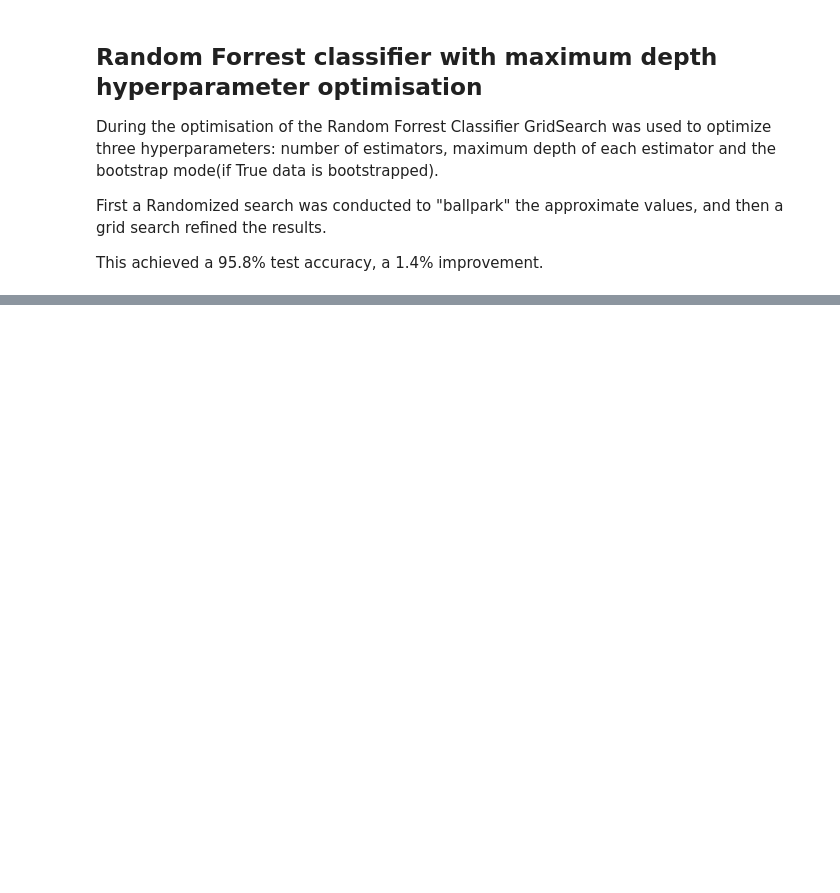
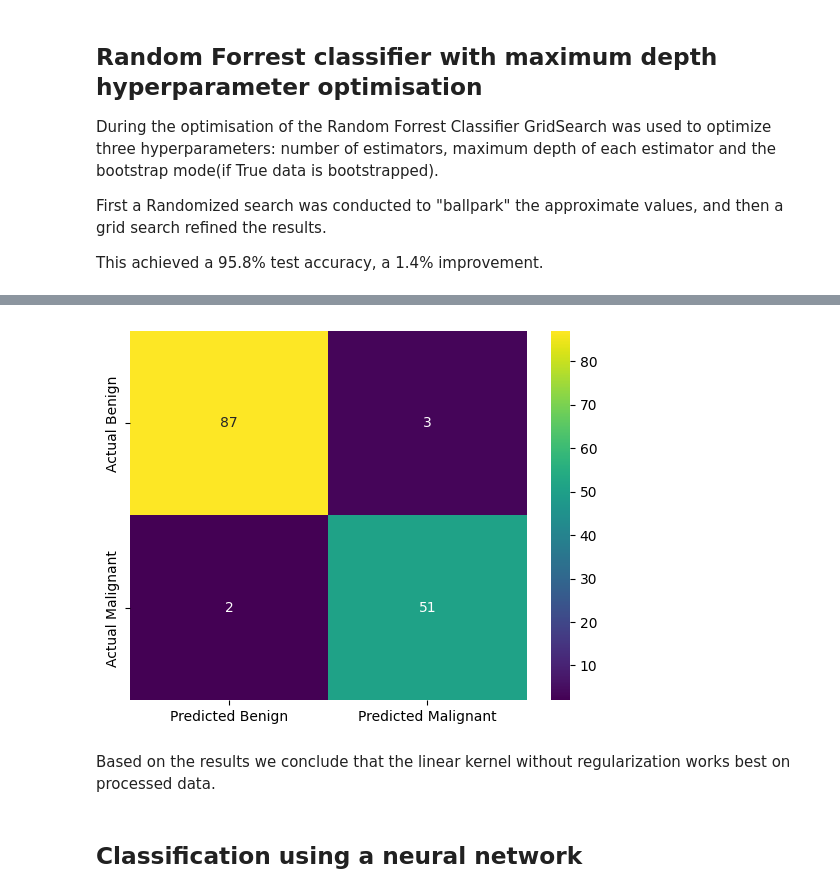
Before and after one commit to matijapavlovic8/breast-cancer-classification, a Jupyter notebook: breast-cancer-classification.ipynb, the cells around one changed output, grey strips where cells are left out. Cells and saved outputs as stored; diff of their text form; code cells hidden in the pictures; blank space fills up the shorter version.

```diff
--- a/breast-cancer-classification.ipynb
+++ b/breast-cancer-classification.ipynb
@@ -950,0 +991,23 @@ weighted avg       0.96      0.96      0.96       143
+# %%
+param_grid_linear = {"C": [0.01, 0.1, 1, 5, 10, 100],
+                     "kernel": ["linear"]}
+
+param_grid_poly = {"C": [0.01, 0.1, 1, 5, 10, 100],
+                   "degree": [2, 3, 4, 5],
+                   "kernel": ["poly"]}
+
+param_grid_rbf = {"C": [ 0.01, 0.1, 1, 5, 10, 100],
+                  "gamma": [1, 0.75, 0.5, 0.25, 0.1, 0.01],
+                  "kernel": ["rbf"]}
+
+# normal
+print("Results on processed data:\n")
+linear_model = svm_grid_search(param_grid_linear, X_train, X_test, y_train, y_test)
+poly_model = svm_grid_search(param_grid_poly, X_train, X_test, y_train, y_test)
+rbf_model = svm_grid_search(param_grid_rbf, X_train, X_test, y_train, y_test)
+
+# pca
+# print("Results on pca data:\n")
+# linear_model_pca = svm_grid_search(param_grid_linear, X_train_pca, X_test_pca, y_train_pca, y_test_pca)
+# poly_model_pca = svm_grid_search(param_grid_poly, X_train_pca, X_test_pca, y_train_pca, y_test_pca)
+# rbf_model_pca = svm_grid_search(param_grid_rbf, X_train_pca, X_test_pca, y_train_pca, y_test_pca)
@@ -950,0 +1025,22 @@ weighted avg       0.96      0.96      0.96       143
+# %%
+# processed data
+y_pred = linear_model.predict(X_test)
+conf_matrix = confusion_matrix(y_test, y_pred, labels=['B', 'M'])
+cm_heatmap_svm = sns.heatmap(conf_matrix, annot=True, fmt="d", cmap="viridis", cbar=True,
+                             xticklabels=['Predicted Benign', 'Predicted Malignant'],
+                             yticklabels=['Actual Benign', 'Actual Malignant'])
+plt.show()
+
+# pca
+#y_pred = linear_model.predict(X_test_pca)
+#conf_matrix = confusion_matrix(y_test_pca, y_pred, labels=['B', 'M'])
+#cm_heatmap_svm = sns.heatmap(conf_matrix, annot=True, fmt="d", cmap="viridis", cbar=True,
+#                             xticklabels=['Predicted Benign', 'Predicted Malignant'],
+#                             yticklabels=['Actual Benign', 'Actual Malignant'])
+#plt.show()
+# %% [output]
+[figure, added]
+# %% [markdown]
+Based on the results we conclude that the linear kernel without regularization works best on processed data.
+# %% [markdown]
+## Classification using a neural network
```
Also changed, not shown: parts of 37 cells of this notebook.
